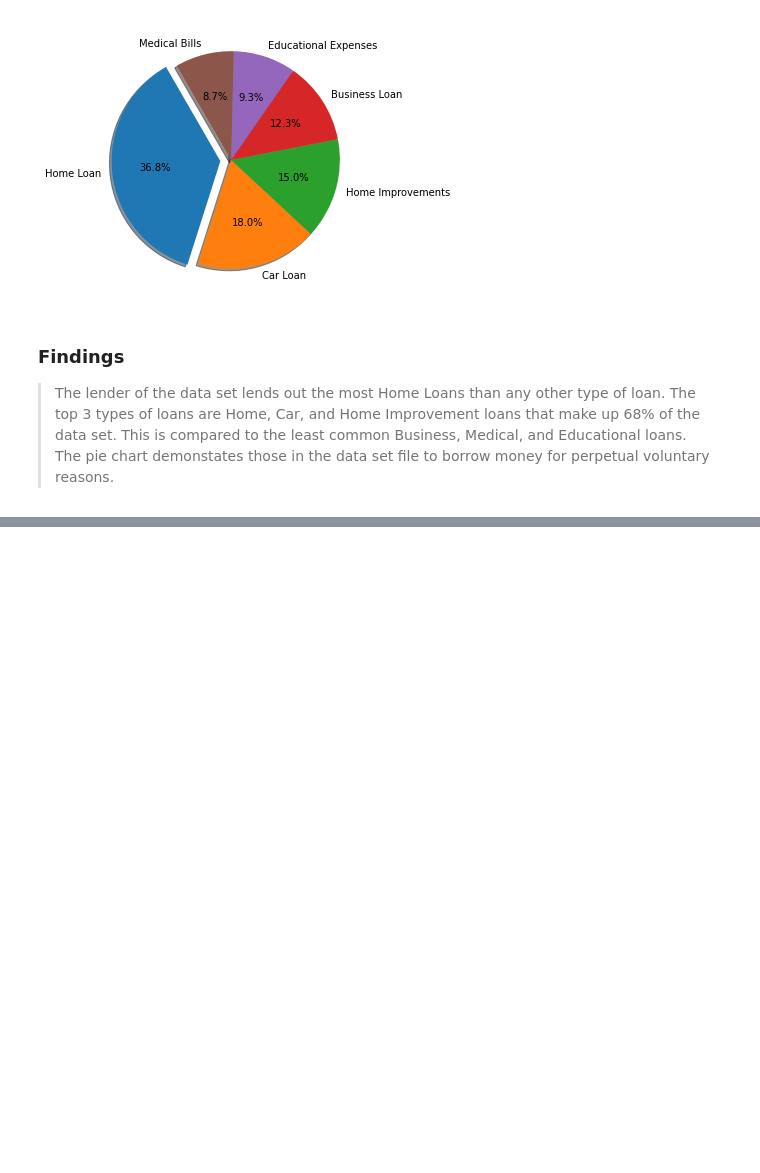
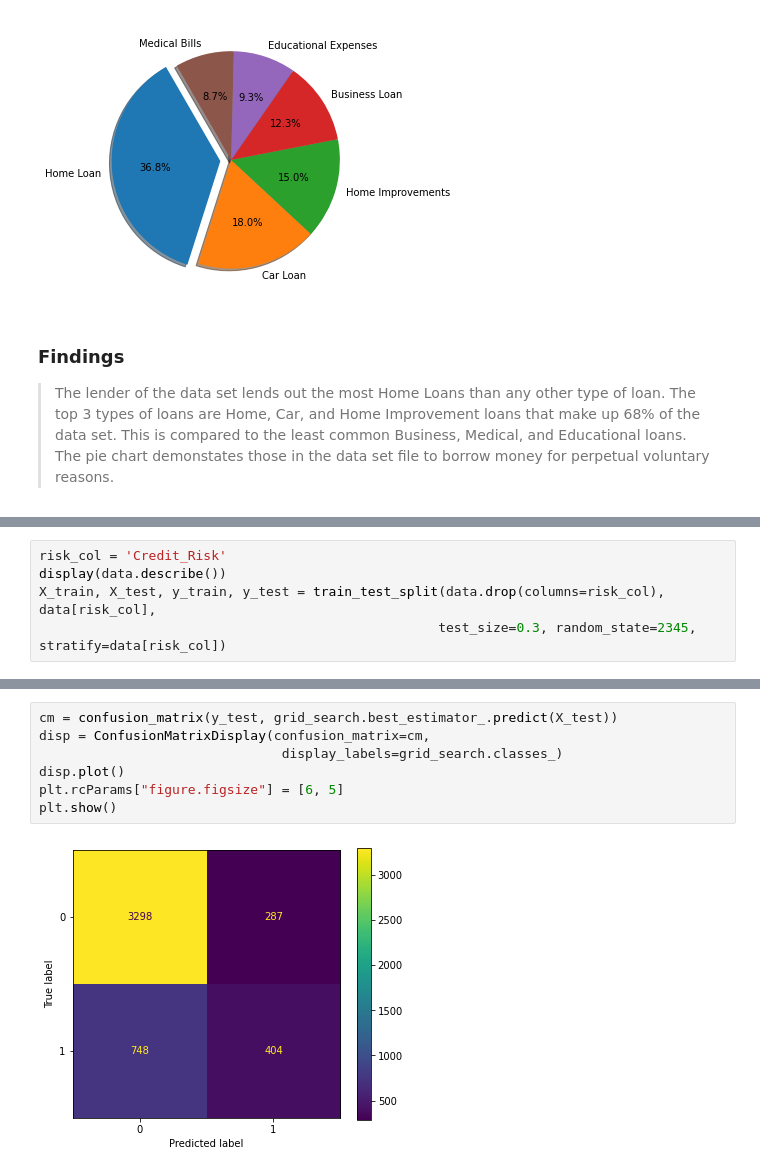
Before and after one commit to karelyrodri/Machine-Learning-CS5262-50, a Jupyter notebook: CS5262_50.ipynb, the cells around one changed output, grey strips where cells are left out. Saved outputs shown, nothing was run; the diff lists cells and outputs as text; blank space fills up the shorter version.

```diff
--- a/CS5262_50.ipynb
+++ b/CS5262_50.ipynb
@@ -212,0 +241,5 @@ plt.show()
+# %%
+risk_col = 'Credit_Risk'
+display(data.describe())
+X_train, X_test, y_train, y_test = train_test_split(data.drop(columns=risk_col), data[risk_col],
+                                                   test_size=0.3, random_state=2345, stratify=data[risk_col])
@@ -221,0 +441,9 @@ The pipeline may involve preprocessing steps of the data and defining Transforms
+# %%
+cm = confusion_matrix(y_test, grid_search.best_estimator_.predict(X_test))
+disp = ConfusionMatrixDisplay(confusion_matrix=cm,
+                               display_labels=grid_search.classes_)
+disp.plot()
+plt.rcParams["figure.figsize"] = [6, 5]
+plt.show()
+# %% [output]
+[figure, added]
```
Also changed, not shown: parts of 34 cells of this notebook.
